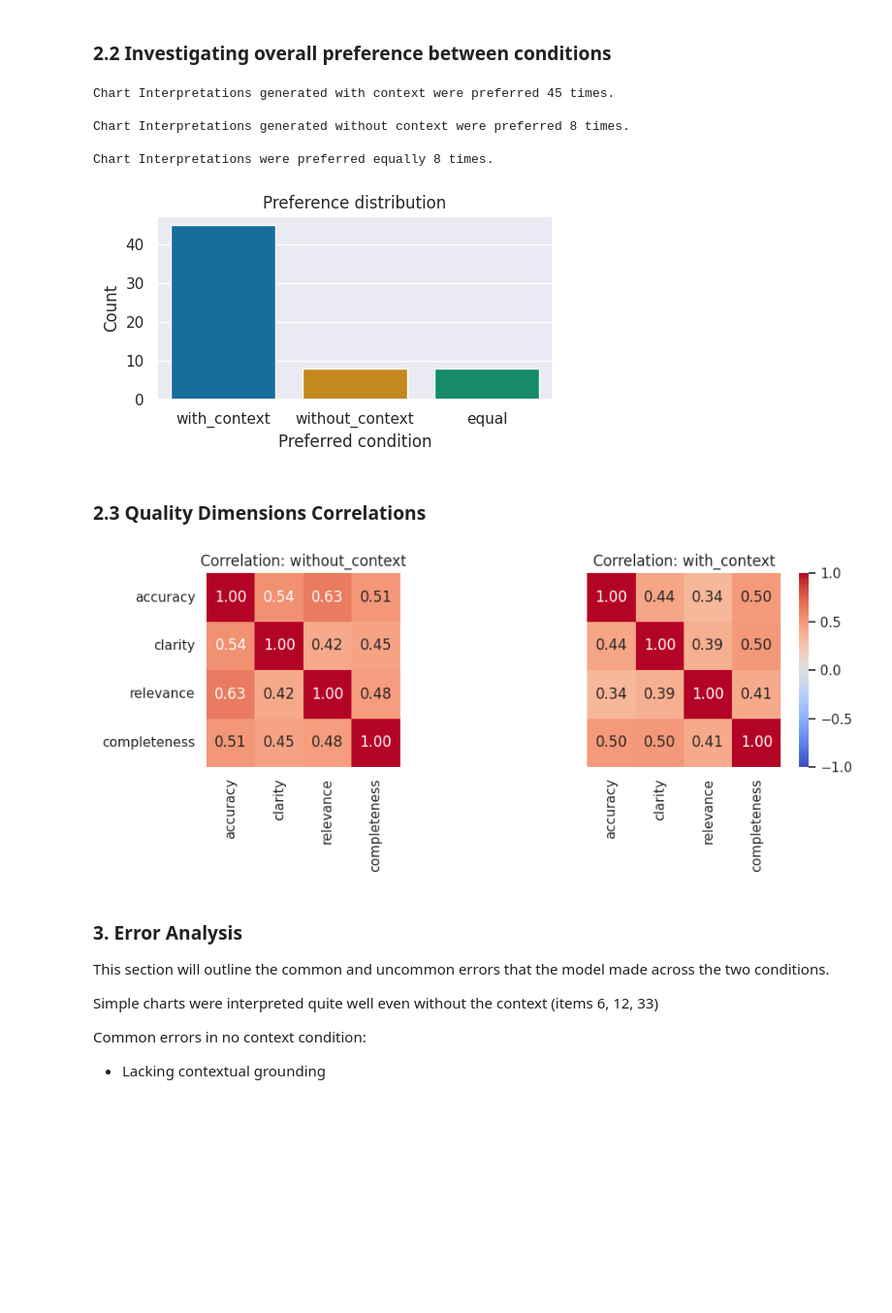
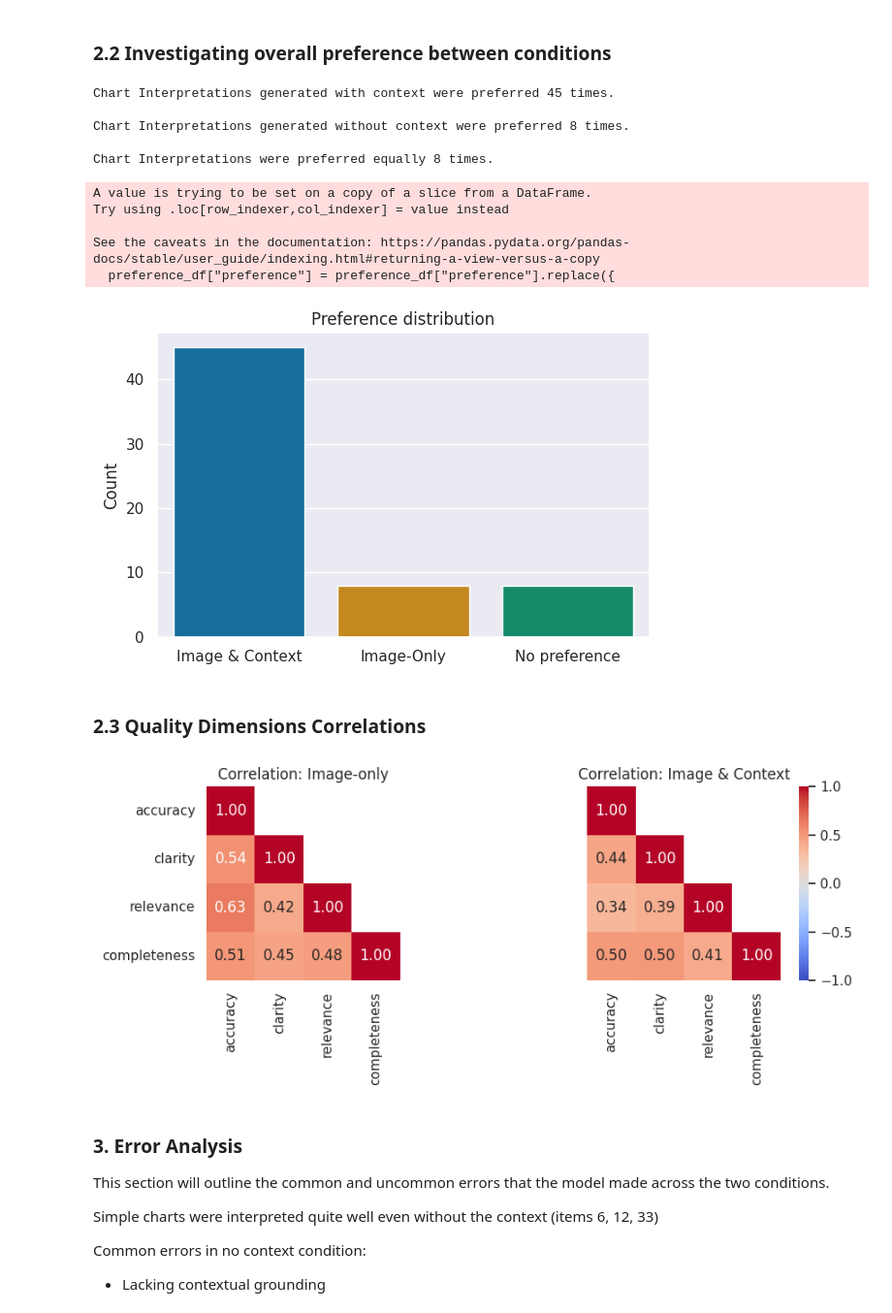
Before and after one commit to lazarmarek/UvA-Thesis, a Jupyter notebook: data_analysis.ipynb, the cells around one changed output. Shown at 97% size. Drawn from its saved outputs; the diff is of its cells as text; code cells hidden in the pictures; blank space fills up the shorter version.

```diff
--- a/data_analysis.ipynb
+++ b/data_analysis.ipynb
@@ -70,6 +70,7 @@ responses_df = load_response_jsons("data/responses", recursive=False)
 tokens = ["input_tokens", "output_tokens", "reasoning_tokens", "total_tokens"]
 
 # Visualizing average token counts by context presence
+sns.set_theme(palette="colorblind")
 
 responses_df.groupby("has_context")[tokens].mean().T.plot.bar(
     figsize=(10, 6),
@@ -83,8 +84,10 @@ responses_df.groupby("has_context")[tokens].mean().T.plot.bar(
 plt.tight_layout()
 plt.show()
 
-# Calculate and display average token counts by context presence
+# Calculate and display mean and standard deviation token counts by context presence
 avg_tokens = responses_df.groupby("has_context")[tokens].mean()
+avg_tokens_std = responses_df.groupby("has_context")[tokens].std()
+avg_tokens = avg_tokens.join(avg_tokens_std, rsuffix="_std")
 print(f"Average Token Counts by Context Presence: \n\n {avg_tokens.round(2)}")
 # %% [output]
 [figure]
@@ -118,6 +131,13 @@ for _, row in df_raw.iterrows():
 
 # Save the long format DataFrame
 df = pd.DataFrame(long_rows)
+
+# Creating a label mapping for conditions and better plotting
+label_map = {
+    "with_context": "Image & Context",
+    "without_context": "Image-only",
+}
+df["condition_label"] = df["condition"].map(label_map)
 # %% [markdown]
 ### 2. Addressing Research Questions
 # %% [markdown]
@@ -221,43 +287,57 @@ plt.tight_layout()
 # %%
 ### --- Visualizing the Preference Distribution ---
 preference_df = df.drop_duplicates("item_index")
 counts = preference_df['preference'].value_counts()
 
-plt.figure(figsize=(5,3))
+preference_df["preference"] = preference_df["preference"].replace({
+    "with_context": "Image & Context",
+    "without_context": "Image-Only",
+    "equal": "No preference"
+})
+
+
+plt.figure(figsize=(6,4))
 sns.countplot(data=preference_df, x="preference",
-              order=["with_context","without_context","equal"], hue="preference")
-plt.xlabel("Preferred condition")
+              order=["Image & Context","Image-Only","No preference"], hue="preference")
+plt.xlabel("")
 plt.ylabel("Count")
 plt.title("Preference distribution")
 plt.tight_layout()
 
 print(f"\nChart Interpretations generated with context were preferred {counts.get('with_context', 0)} times.")
 print(f"\nChart Interpretations generated without context were preferred {counts.get('without_context', 0)} times.")
 print(f"\nChart Interpretations were preferred equally {counts.get('equal', 0)} times.")
 # %% [output]
 Chart Interpretations generated with context were preferred 45 times.
 
 Chart Interpretations generated without context were preferred 8 times.
 
 Chart Interpretations were preferred equally 8 times.
+A value is trying to be set on a copy of a slice from a DataFrame.
+Try using .loc[row_indexer,col_indexer] = value instead
+
+See the caveats in the documentation: https://pandas.pydata.org/pandas-docs/stable/user_guide/indexing.html#returning-a-view-versus-a-copy
+  preference_df["preference"] = preference_df["preference"].replace({
-[figure, old version]
+[figure, new version]
 # %% [markdown]
 ### 2.3 Quality Dimensions Correlations
 # %%
 ### --- Visualizing the Correlation Matrix ---
 # Plotting the correlation matrix for each condition
-fig, axes = plt.subplots(1, 2, figsize=(10,4), sharex=True, sharey=True)
+conds = ["without_context","with_context"]
 
-for ax, cond in zip(axes, ["without_context","with_context"]):
-    sub = df[df["condition"] == cond][metrics]
-    corr = sub.corr()
-    sns.heatmap(corr, vmin=-1, vmax=1, cmap="coolwarm", annot=True, fmt=".2f",
-                square=True, cbar=(cond=="with_context"), ax=ax)
-    ax.set_title(f"Correlation: {cond}")
-
-plt.tight_layout()
+with sns.axes_style("white"):
+    fig, axes = plt.subplots(1, 2, figsize=(10,4), sharex=True, sharey=True)
+    for ax, cond in zip(axes, conds):
+        sub = df[df["condition"] == cond][metrics]
+        corr = sub.corr()
+        mask = np.triu(np.ones_like(corr, dtype=bool), k=1)
+        sns.heatmap(corr, mask=mask, vmin=-1, vmax=1, cmap="coolwarm",
+                    annot=True, fmt=".2f", square=True, cbar=(cond=="with_context"), ax=ax)
+        ax.set_title(f"Correlation: {label_map[cond]}")
+    plt.tight_layout()
 # %% [output]
-[figure, old version]
+[figure, new version]
 # %% [markdown]
 ### 3. Error Analysis
 
```
Also changed, not shown: parts of 10 cells of this notebook.
